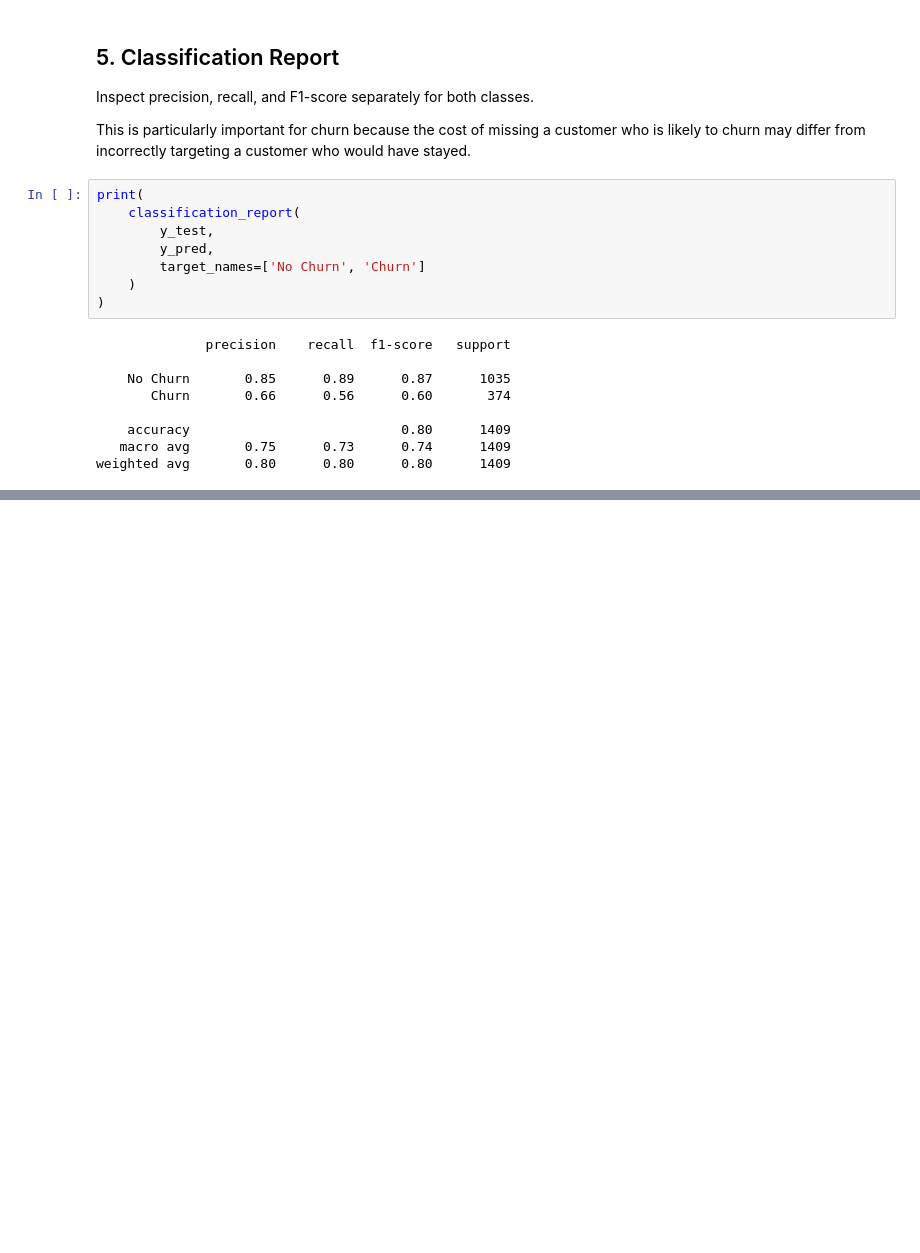
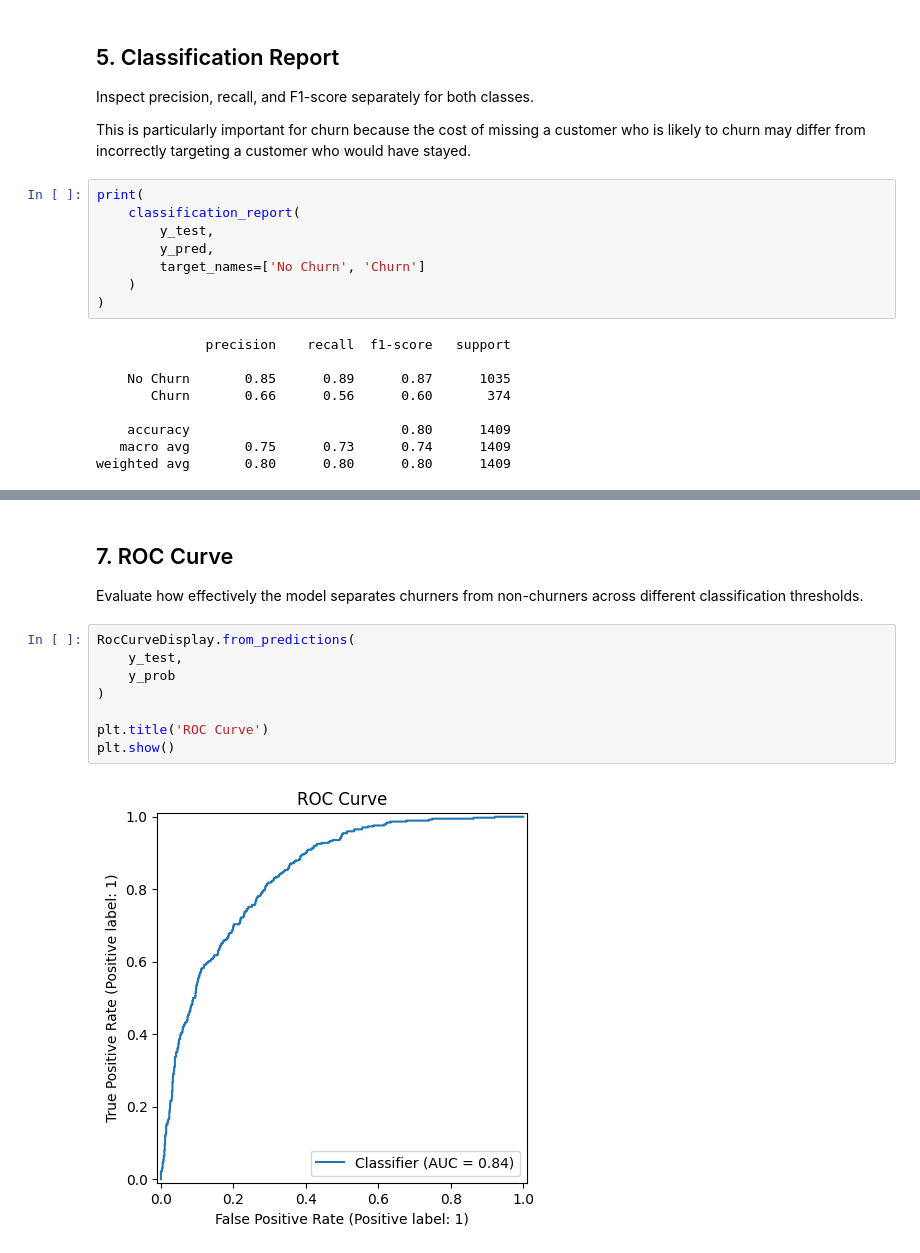
Before and after one commit to shavkatjony/telco-c-classifier-alias, a Jupyter notebook: notebooks/04_evaluation.ipynb, the cells around one changed output, grey strips where cells are left out. Saved outputs shown, nothing was run; the diff lists cells and outputs as text; blank space fills up the shorter version.

```diff
--- a/notebooks/04_evaluation.ipynb
+++ b/notebooks/04_evaluation.ipynb
@@ -105,0 +126,15 @@ weighted avg       0.80      0.80      0.80      1409
+# %% [markdown]
+## 7. ROC Curve
+
+Evaluate how effectively the model separates churners from non-churners
+across different classification thresholds.
+# %%
+RocCurveDisplay.from_predictions(
+    y_test,
+    y_prob
+)
+
+plt.title('ROC Curve')
+plt.show()
+# %% [output]
+[figure, added]
```
Also changed, not shown: parts of 2 cells of this notebook.
